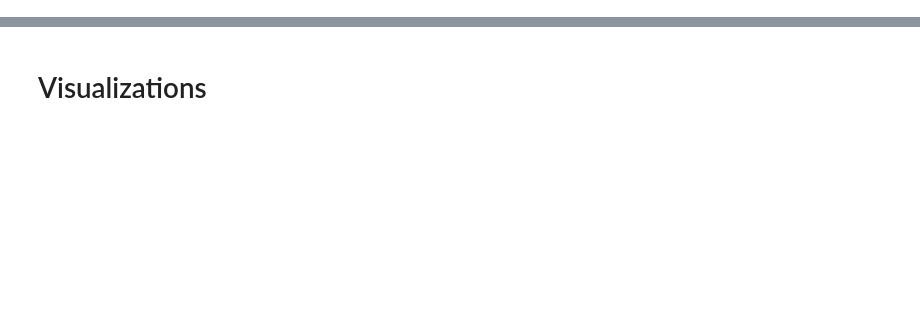
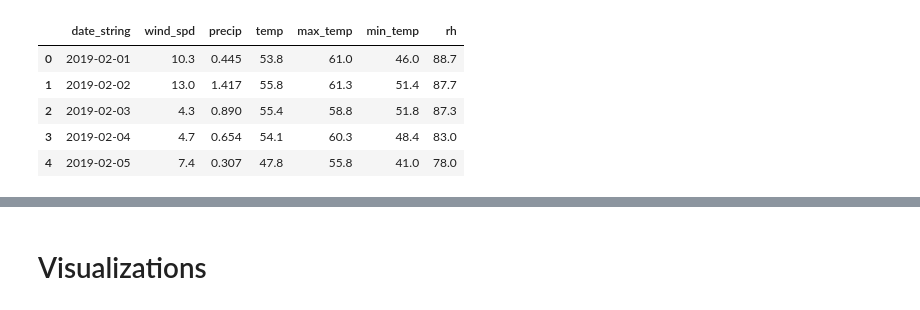
Before and after one commit to brandonapon/birdwatcher, a Jupyter notebook: Data Analysis.ipynb, the cells around one changed output, grey strips where cells are left out. Saved outputs shown, nothing was run; the diff lists cells and outputs as text; code cells hidden in the pictures; blank space fills up the shorter version.

```diff
--- a/Data Analysis.ipynb
+++ b/Data Analysis.ipynb
@@ -12,3 +17,12 @@ df = pd.read_csv("api/bird_unofficial_api/csv_output.csv")
+# %%
+wdf.head()
+# %% [output]
+|  | date_string | wind_spd | precip | temp | max_temp | min_temp | rh |
+| 0 | 2019-02-01 | 10.3 | 0.445 | 53.8 | 61.0 | 46.0 | 88.7 |
+| 1 | 2019-02-02 | 13.0 | 1.417 | 55.8 | 61.3 | 51.4 | 87.7 |
+| 2 | 2019-02-03 | 4.3 | 0.890 | 55.4 | 58.8 | 51.8 | 87.3 |
+| 3 | 2019-02-04 | 4.7 | 0.654 | 54.1 | 60.3 | 48.4 | 83.0 |
+| 4 | 2019-02-05 | 7.4 | 0.307 | 47.8 | 55.8 | 41.0 | 78.0 |
 # %%
 # Preprocessing and adding date columns
 days = ['mon', 'tue', 'wed', 'thu', 'fri', 'sat', 'sun']
```
Also changed, not shown: parts of 12 cells of this notebook.
